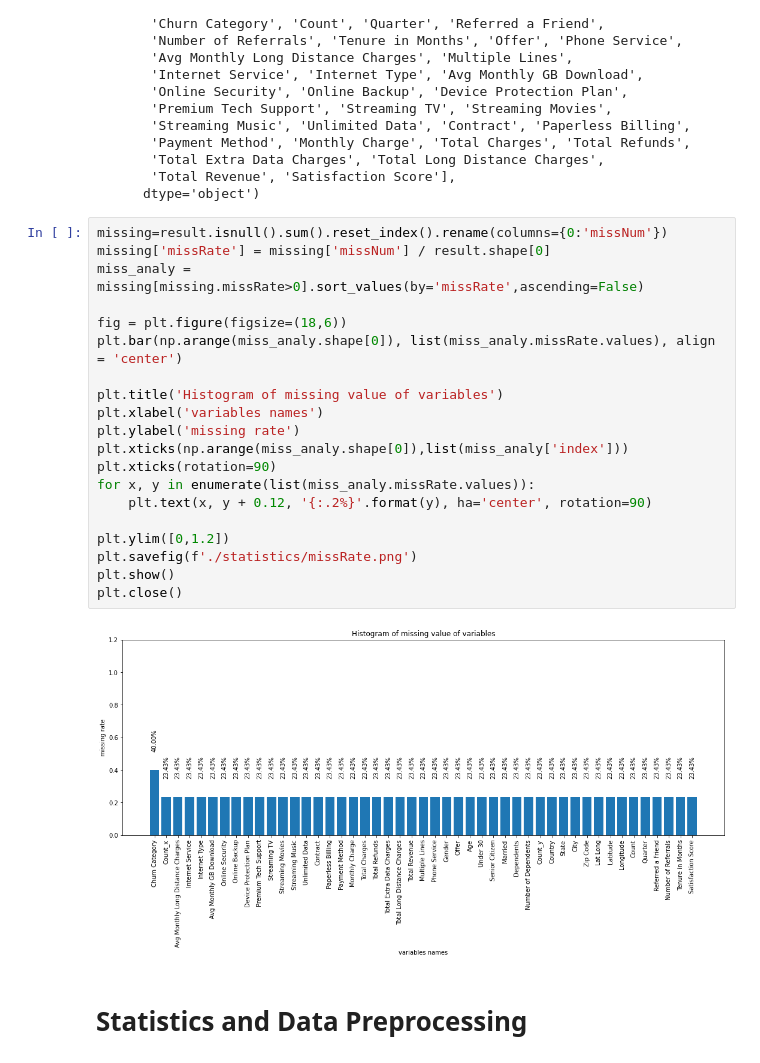
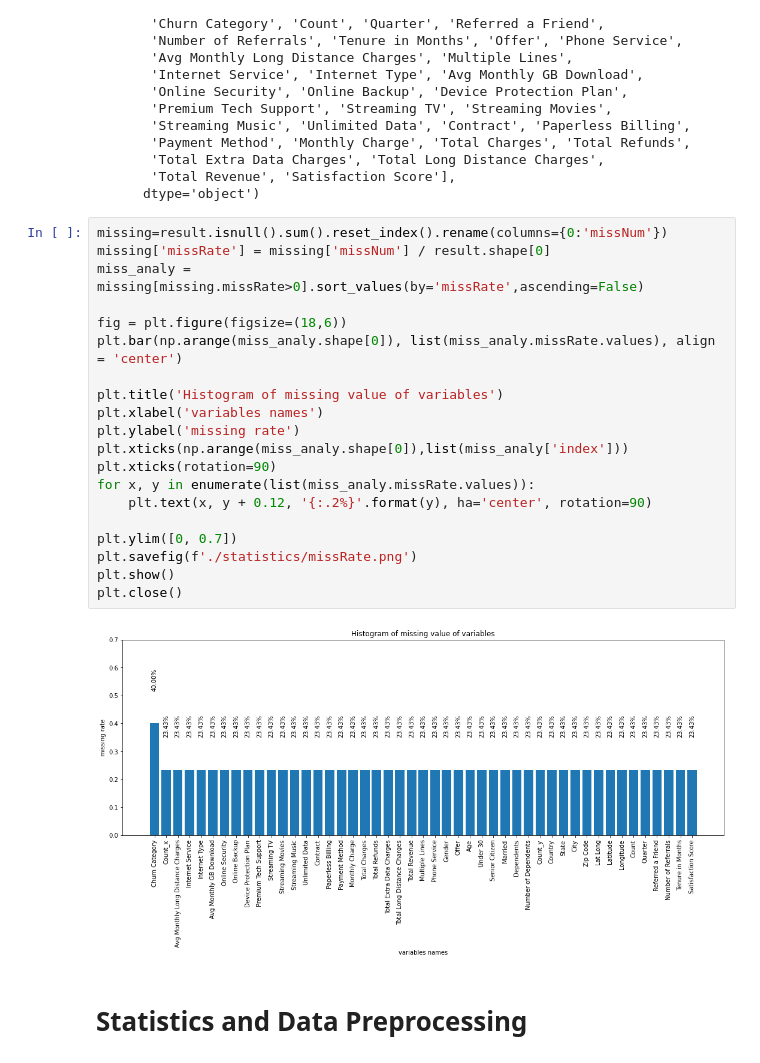
Before and after one commit to Offliners/ML2021_Fall, a Jupyter notebook: Final Project/HTML2021_Fall.ipynb, the cells around one changed output. Drawn from its saved outputs; the diff is of its cells as text.

```diff
--- a/Final Project/HTML2021_Fall.ipynb
+++ b/Final Project/HTML2021_Fall.ipynb
@@ -155,25 +155,25 @@ Index(['Customer ID', 'Count_x', 'Gender', 'Age', 'Under 30', 'Senior Citizen',
 # %%
 missing=result.isnull().sum().reset_index().rename(columns={0:'missNum'})
 missing['missRate'] = missing['missNum'] / result.shape[0]
 miss_analy = missing[missing.missRate>0].sort_values(by='missRate',ascending=False)
 
 fig = plt.figure(figsize=(18,6))
 plt.bar(np.arange(miss_analy.shape[0]), list(miss_analy.missRate.values), align = 'center')
 
 plt.title('Histogram of missing value of variables')
 plt.xlabel('variables names')
 plt.ylabel('missing rate')
 plt.xticks(np.arange(miss_analy.shape[0]),list(miss_analy['index']))
 plt.xticks(rotation=90)
 for x, y in enumerate(list(miss_analy.missRate.values)):
     plt.text(x, y + 0.12, '{:.2%}'.format(y), ha='center', rotation=90)
 
-plt.ylim([0,1.2])
+plt.ylim([0, 0.7])
 plt.savefig(f'./statistics/missRate.png')
 plt.show()
 plt.close()
 # %% [output]
-[figure, old version]
+[figure, new version]
 # %% [markdown]
 # **Statistics and Data Preprocessing**
 # %%
```
Also changed, not shown: parts of 1 cell of this notebook.
